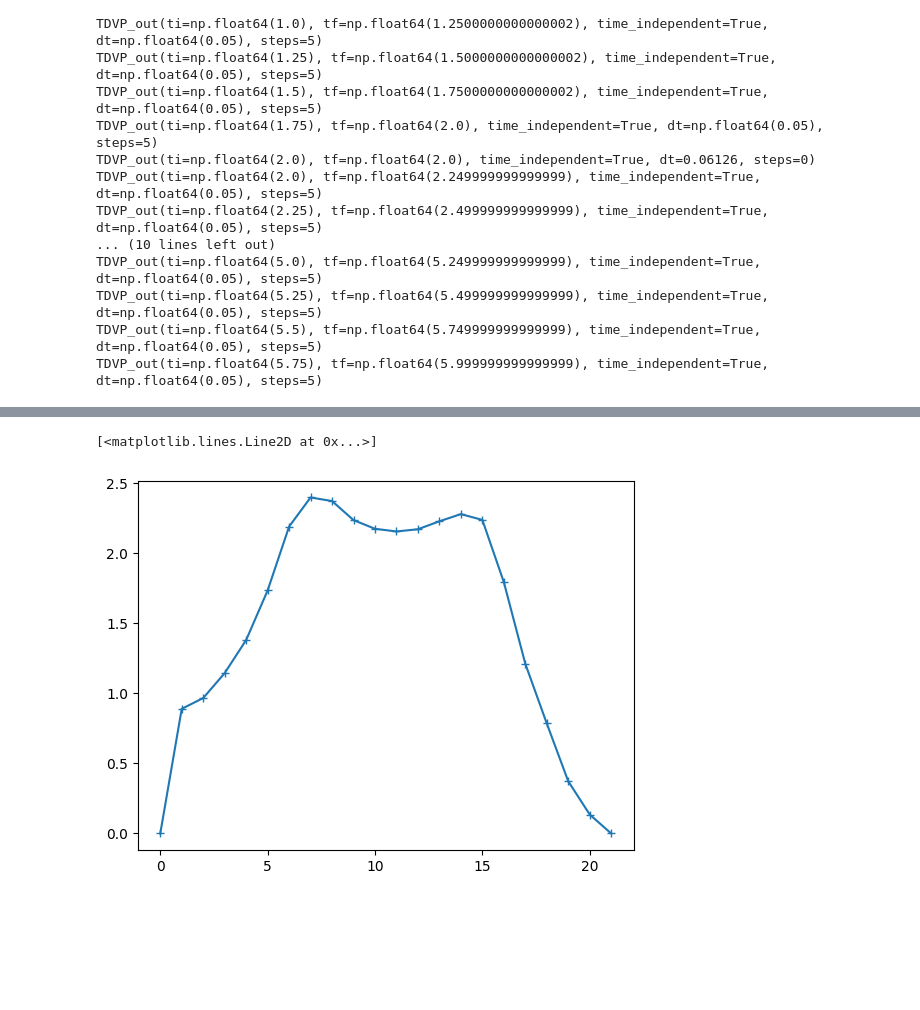
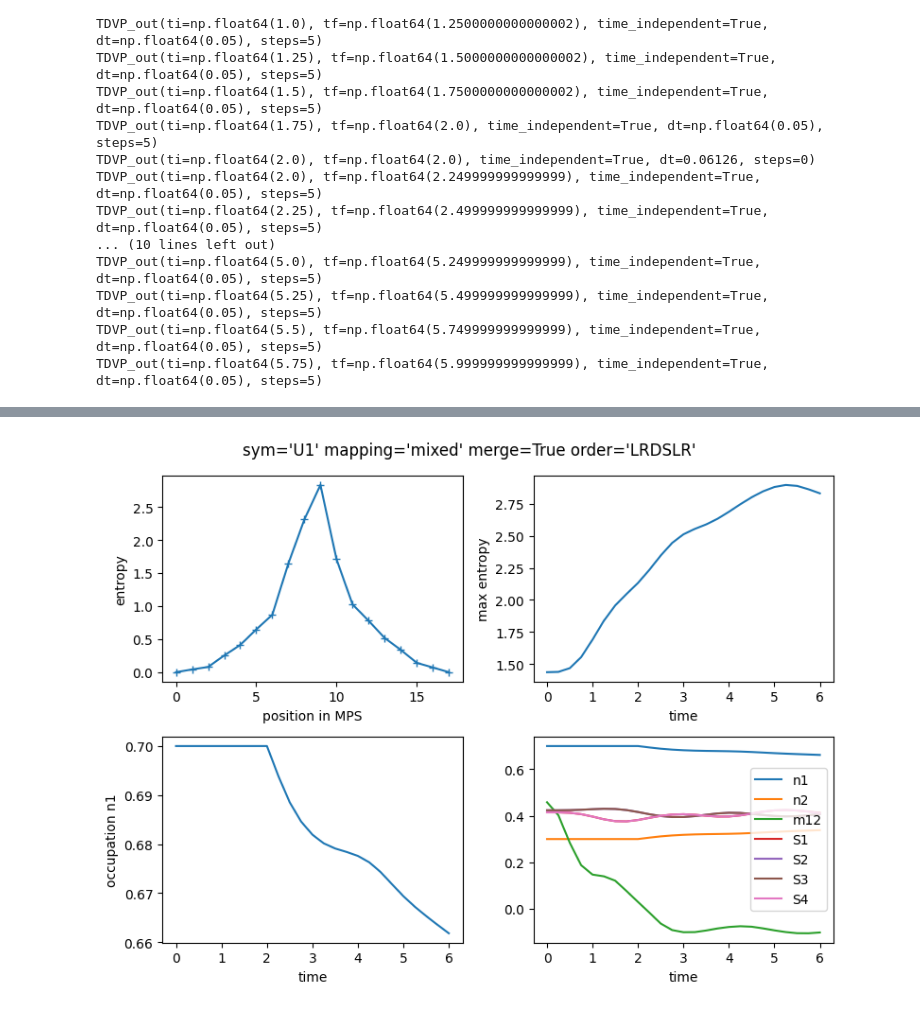
Before and after one commit to marekrams/dpt, a Jupyter notebook: tests.ipynb, the cells around one changed output, grey strips where cells are left out. Cells and saved outputs as stored; diff of their text form; code cells hidden in the pictures; blank space fills up the shorter version.

```diff
--- a/tests.ipynb
+++ b/tests.ipynb
@@ -171,4 +165,0 @@ TDVP_out(ti=np.float64(5.75), tf=np.float64(5.999999999999999), time_independent
-# %%
-for k in ['n1', 'n2', 'm12', 'S1', 'S2', 'S3', 'S4']:
-    plt.plot(ts, traces2[k], label=k)
-plt.legend()
@@ -178,4 +165,0 @@ plt.legend()
-# %%
-for k in ['ent0', 'entS']:
-    plt.plot(ts, traces2[k], label=k)
-plt.legend()
@@ -185,4 +165,0 @@ plt.legend()
-# %%
-for k in ['n1']:
-    plt.plot(ts, traces2[k], label=k)
-plt.legend()
@@ -268,4 +165,0 @@ TDVP_out(ti=np.float64(5.75), tf=np.float64(5.999999999999999), time_independent
-# %%
-for k in ['n1']:
-    plt.plot(ts, traces2[k], label=k)
-plt.legend()
@@ -275,5 +166,25 @@ plt.legend()
-# %%
-plt.plot(psi.get_entropy(), '-+')
-# %% [output]
-[<matplotlib.lines.Line2D at 0x...>]
-[figure, removed]
+# %%
+fig, axs = plt.subplots(2, 2)
+fig.set_size_inches(8, 6)
+axs[0, 0].plot(psi.get_entropy(), '-+')
+axs[0, 0].set_xlabel("position in MPS")
+axs[0, 0].set_ylabel("entropy")
+
+axs[0, 1].plot(ts, traces['max_ent'], '-')
+axs[0, 1].set_xlabel("time")
+axs[0, 1].set_ylabel("max entropy")
+
+axs[1, 0].plot(ts, traces['n1'], '-')
+axs[1, 0].set_xlabel("time")
+axs[1, 0].set_ylabel("occupation n1")
+
+for k in ['n1', 'n2', 'm12', 'S1', 'S2', 'S3', 'S4']:
+    if k in traces and traces[k]:
+        axs[1, 1].plot(ts, traces[k], label=k)
+axs[1, 1].legend()
+axs[1, 1].set_xlabel("time")
+
+fig.suptitle(f"{sym=} {mapping=} {merge=} {order=}")
+fig.tight_layout()
+# %% [output]
+[figure, added]
```
Also changed, not shown: parts of 16 cells of this notebook, 14 other files.
